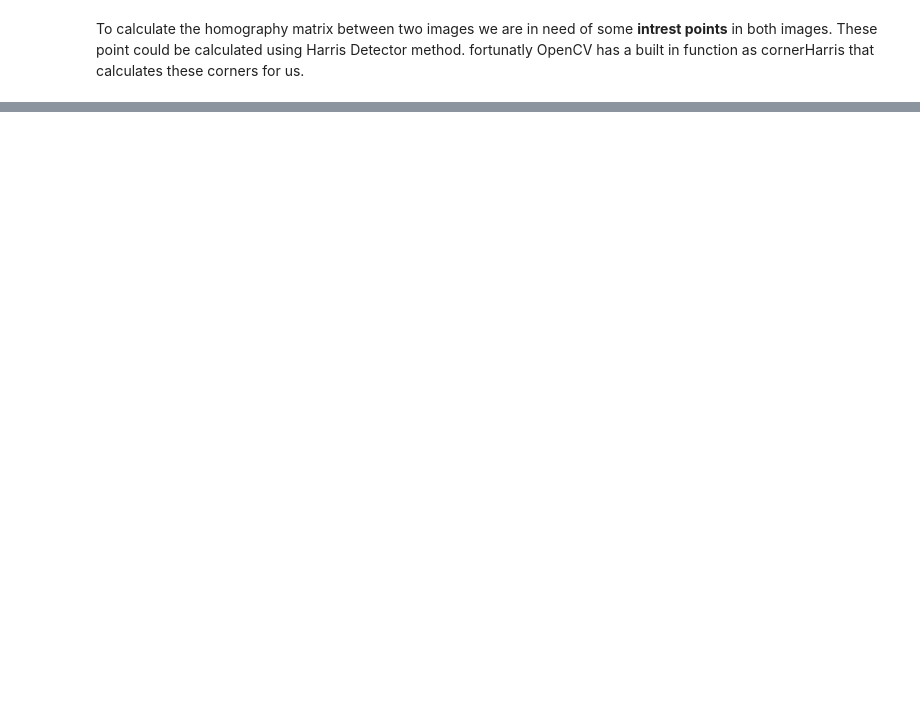
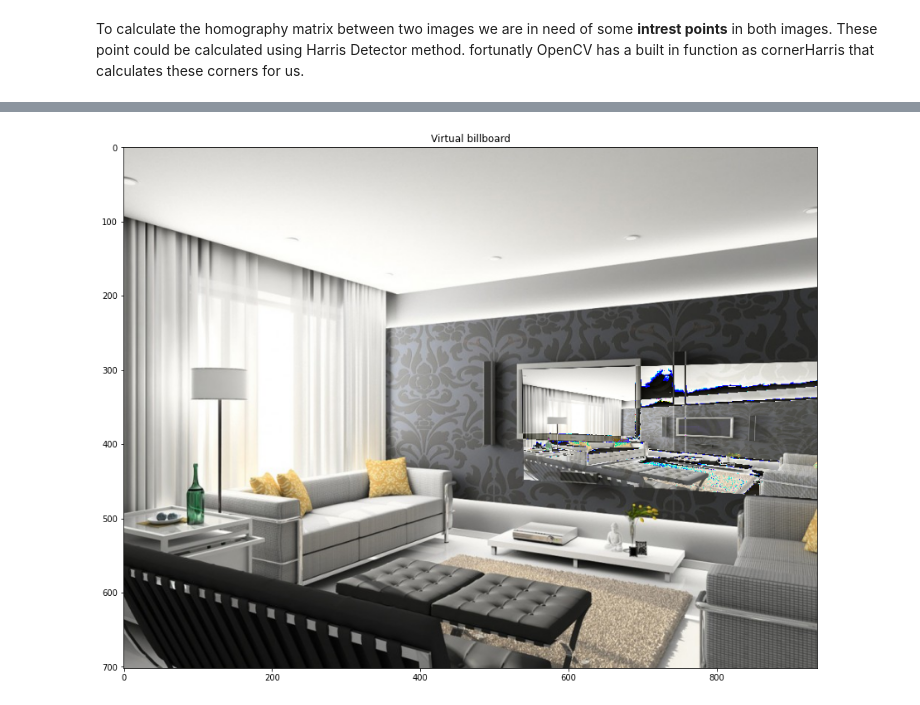
Before and after one commit to mralinp/computer-vision-992, a Jupyter notebook: project/homography-matrix.ipynb, the cells around one changed output, grey strips where cells are left out. Saved outputs shown, nothing was run; the diff lists cells and outputs as text; code cells hidden in the pictures; blank space fills up the shorter version.

```diff
--- a/project/homography-matrix.ipynb
+++ b/project/homography-matrix.ipynb
@@ -96,0 +115,24 @@ print(matches)
+# %%
+
+base_image = cv.imread('./images/room.jpg')
+banner = cv.imread("./images/gholami.jpeg")
+
+# Height and width of the banner
+height, width = banner.shape[:-1]
+
+# Frame points
+frame_pts = np.array([[538,299], [690,295], [689,388], [539,384]])
+base_pts = np.array([[0,0], [width-1,0],[width-1, height-1], [0,height-1]])
+
+# Calculating homography matrix
+H, status = cv.findHomography(base_pts, frame_pts)
+im_out = cv.warpPerspective(banner, H, (base_image.shape[1],base_image.shape[0]))
+base_image = cv.fillConvexPoly(base_image, frame_pts, 0, 16)
+results = base_image + im_out
+results = cv.cvtColor(results, cv.COLOR_BGR2RGB)
+plt.figure(figsize=(15,15))
+plt.imshow(results)
+plt.title("Virtual billboard")
+plt.show()
+# %% [output]
+[figure, added]
```
Also changed, not shown: parts of 6 cells of this notebook, 4 other files.
